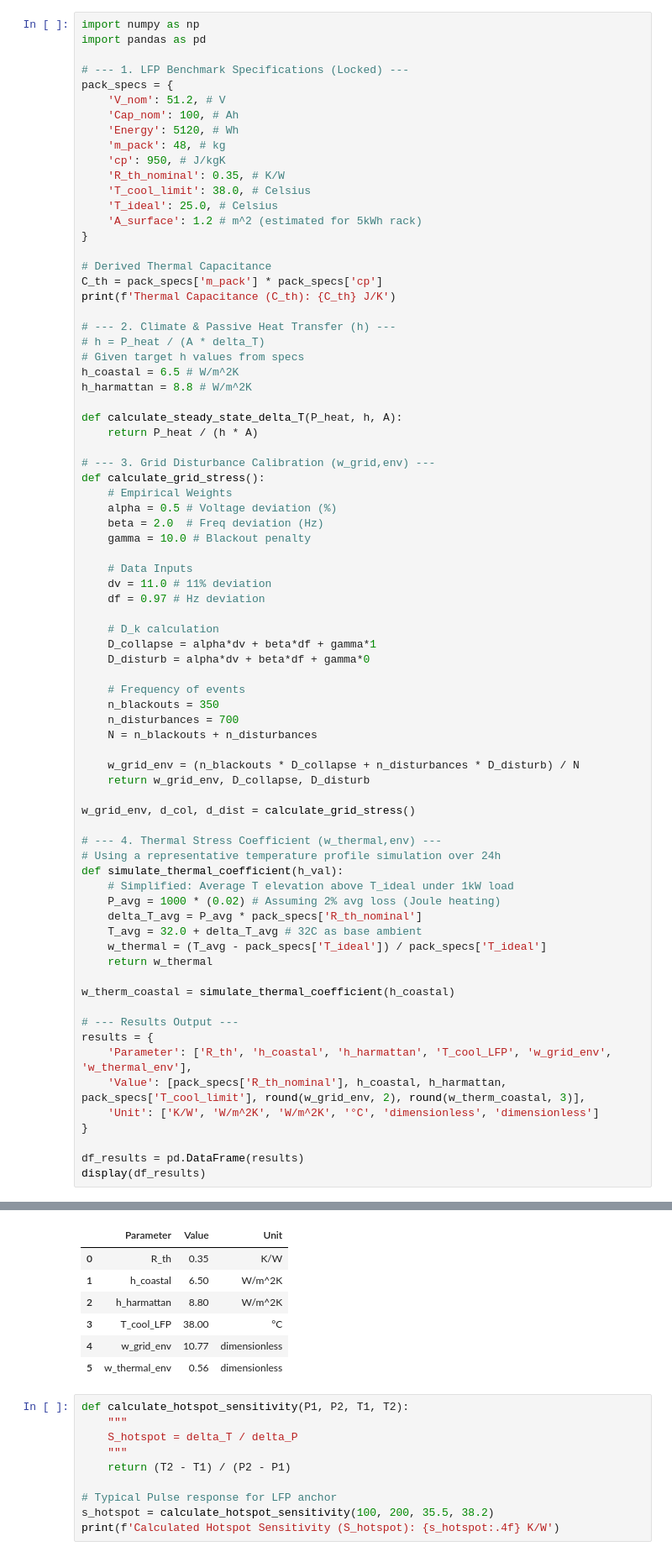
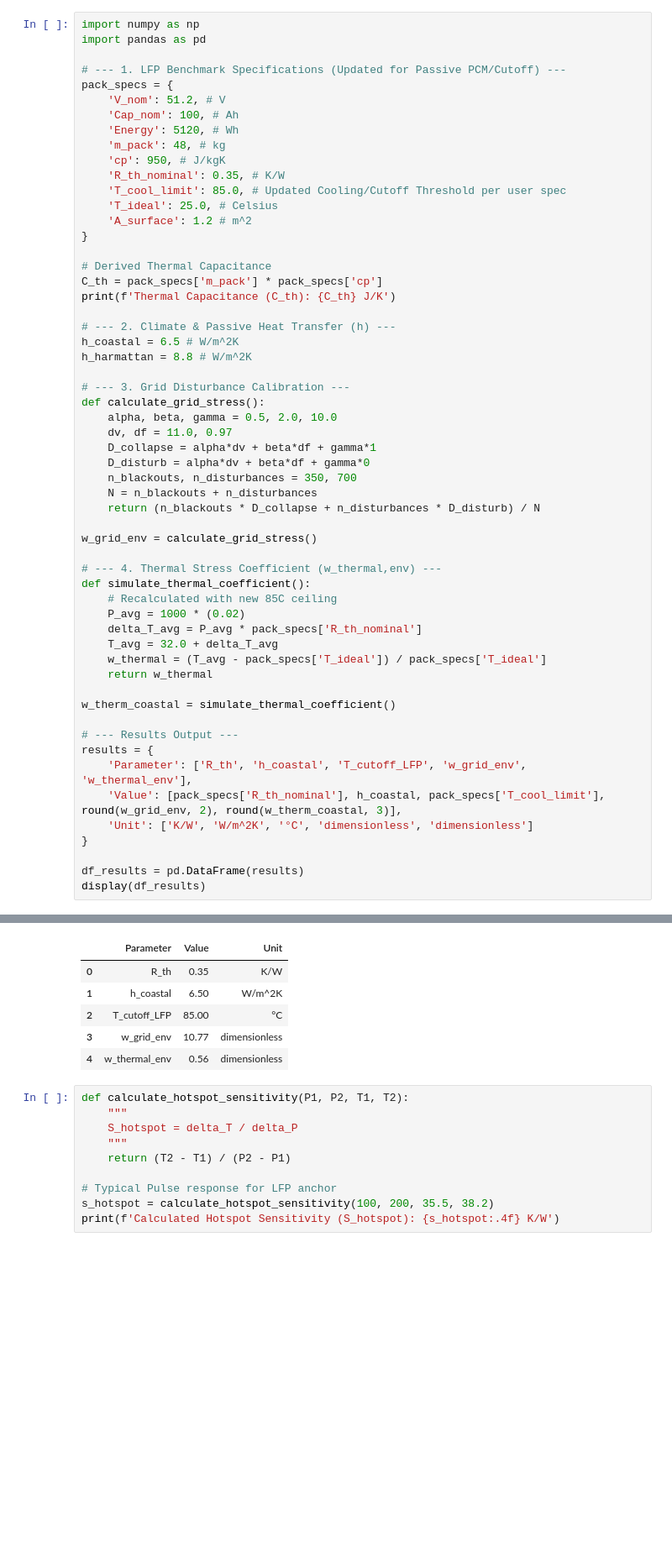
Before and after one commit to mhizterpaul/sodium-ion-ess, a Jupyter notebook: src/core_pipeline.ipynb, the cells around one changed output, grey strips where cells are left out. Shown at 84% size. Drawn from its saved outputs; the diff is of its cells as text; blank space fills up the shorter version.

```diff
--- a/src/phase1.ipynb
+++ b/src/core_pipeline.ipynb
@@ -2,7 +2,7 @@
 import numpy as np
 import pandas as pd
 
-# --- 1. LFP Benchmark Specifications (Locked) ---
+# --- 1. LFP Benchmark Specifications (Updated for Passive PCM/Cutoff) ---
 pack_specs = {
     'V_nom': 51.2, # V
     'Cap_nom': 100, # Ah
@@ -10,79 +10,59 @@ pack_specs = {
     'm_pack': 48, # kg
     'cp': 950, # J/kgK
     'R_th_nominal': 0.35, # K/W
-    'T_cool_limit': 38.0, # Celsius
+    'T_cool_limit': 85.0, # Updated Cooling/Cutoff Threshold per user spec
     'T_ideal': 25.0, # Celsius
-    'A_surface': 1.2 # m^2 (estimated for 5kWh rack)
+    'A_surface': 1.2 # m^2
 }
 
 # Derived Thermal Capacitance
 C_th = pack_specs['m_pack'] * pack_specs['cp']
 print(f'Thermal Capacitance (C_th): {C_th} J/K')
 
 # --- 2. Climate & Passive Heat Transfer (h) ---
-# h = P_heat / (A * delta_T)
-# Given target h values from specs
 h_coastal = 6.5 # W/m^2K
 h_harmattan = 8.8 # W/m^2K
 
-def calculate_steady_state_delta_T(P_heat, h, A):
-    return P_heat / (h * A)
-
-# --- 3. Grid Disturbance Calibration (w_grid,env) ---
+# --- 3. Grid Disturbance Calibration ---
 def calculate_grid_stress():
-    # Empirical Weights
-    alpha = 0.5 # Voltage deviation (%)
-    beta = 2.0  # Freq deviation (Hz)
-    gamma = 10.0 # Blackout penalty
-
-    # Data Inputs
-    dv = 11.0 # 11% deviation
-    df = 0.97 # Hz deviation
-
-    # D_k calculation
+    alpha, beta, gamma = 0.5, 2.0, 10.0
+    dv, df = 11.0, 0.97
     D_collapse = alpha*dv + beta*df + gamma*1
     D_disturb = alpha*dv + beta*df + gamma*0
+    n_blackouts, n_disturbances = 350, 700
+    N = n_blackouts + n_disturbances
+    return (n_blackouts * D_collapse + n_disturbances * D_disturb) / N
 
-    # Frequency of events
-    n_blackouts = 350
-    n_disturbances = 700
-    N = n_blackouts + n_disturbances
-
-    w_grid_env = (n_blackouts * D_collapse + n_disturbances * D_disturb) / N
-    return w_grid_env, D_collapse, D_disturb
-
-w_grid_env, d_col, d_dist = calculate_grid_stress()
+w_grid_env = calculate_grid_stress()
 
 # --- 4. Thermal Stress Coefficient (w_thermal,env) ---
-# Using a representative temperature profile simulation over 24h
-def simulate_thermal_coefficient(h_val):
-    # Simplified: Average T elevation above T_ideal under 1kW load
-    P_avg = 1000 * (0.02) # Assuming 2% avg loss (Joule heating)
+def simulate_thermal_coefficient():
+    # Recalculated with new 85C ceiling
+    P_avg = 1000 * (0.02)
     delta_T_avg = P_avg * pack_specs['R_th_nominal']
-    T_avg = 32.0 + delta_T_avg # 32C as base ambient
+    T_avg = 32.0 + delta_T_avg
     w_thermal = (T_avg - pack_specs['T_ideal']) / pack_specs['T_ideal']
     return w_thermal
 
-w_therm_coastal = simulate_thermal_coefficient(h_coastal)
+w_therm_coastal = simulate_thermal_coefficient()
 
 # --- Results Output ---
 results = {
-    'Parameter': ['R_th', 'h_coastal', 'h_harmattan', 'T_cool_LFP', 'w_grid_env', 'w_thermal_env'],
-    'Value': [pack_specs['R_th_nominal'], h_coastal, h_harmattan, pack_specs['T_cool_limit'], round(w_grid_env, 2), round(w_therm_coastal, 3)],
-    'Unit': ['K/W', 'W/m^2K', 'W/m^2K', '°C', 'dimensionless', 'dimensionless']
+    'Parameter': ['R_th', 'h_coastal', 'T_cutoff_LFP', 'w_grid_env', 'w_thermal_env'],
+    'Value': [pack_specs['R_th_nominal'], h_coastal, pack_specs['T_cool_limit'], round(w_grid_env, 2), round(w_therm_coastal, 3)],
+    'Unit': ['K/W', 'W/m^2K', '°C', 'dimensionless', 'dimensionless']
 }
 
 df_results = pd.DataFrame(results)
 display(df_results)
 # %% [output]
 Thermal Capacitance (C_th): 45600 J/K
 |  | Parameter | Value | Unit |
 | 0 | R_th | 0.35 | K/W |
 | 1 | h_coastal | 6.50 | W/m^2K |
-| 2 | h_harmattan | 8.80 | W/m^2K |
-| 3 | T_cool_LFP | 38.00 | °C |
-| 4 | w_grid_env | 10.77 | dimensionless |
-| 5 | w_thermal_env | 0.56 | dimensionless |
+| 2 | T_cutoff_LFP | 85.00 | °C |
+| 3 | w_grid_env | 10.77 | dimensionless |
+| 4 | w_thermal_env | 0.56 | dimensionless |
 # %%
 def calculate_hotspot_sensitivity(P1, P2, T1, T2):
     """
```
Also changed, not shown: parts of 13 cells of this notebook, 2 other files.
